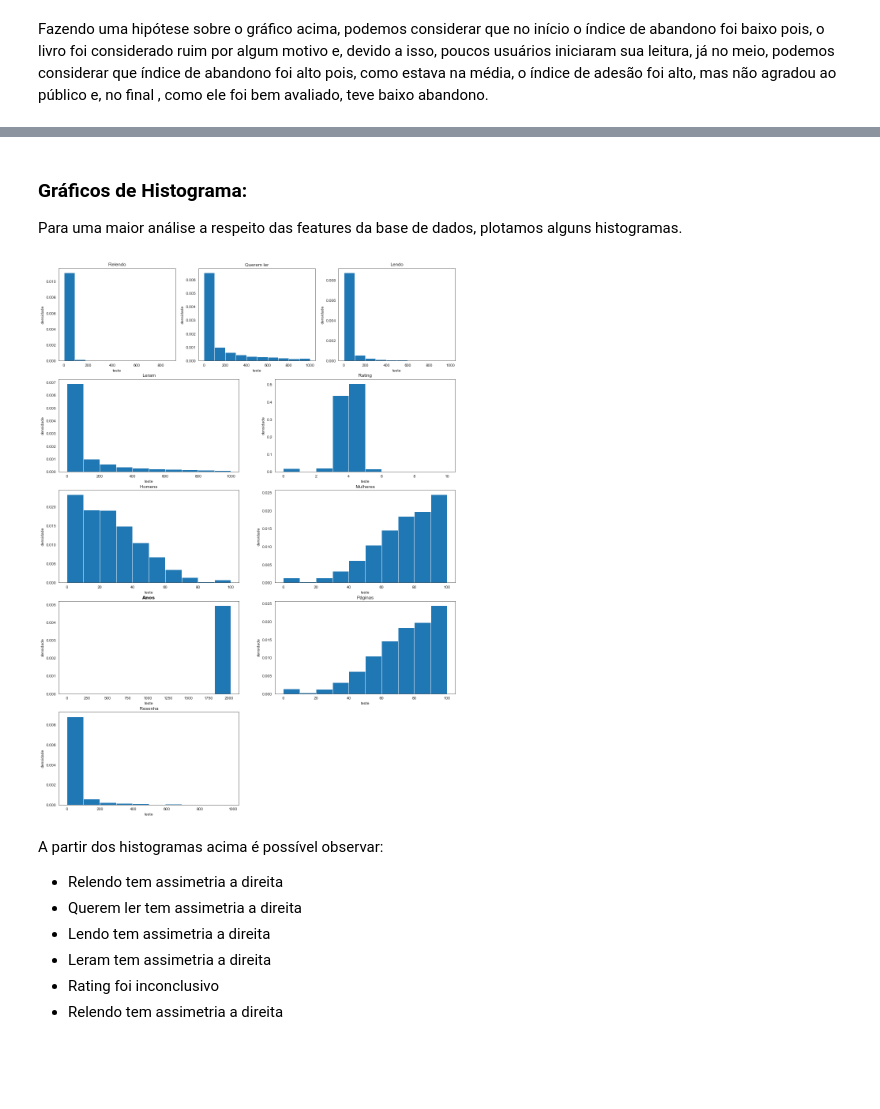
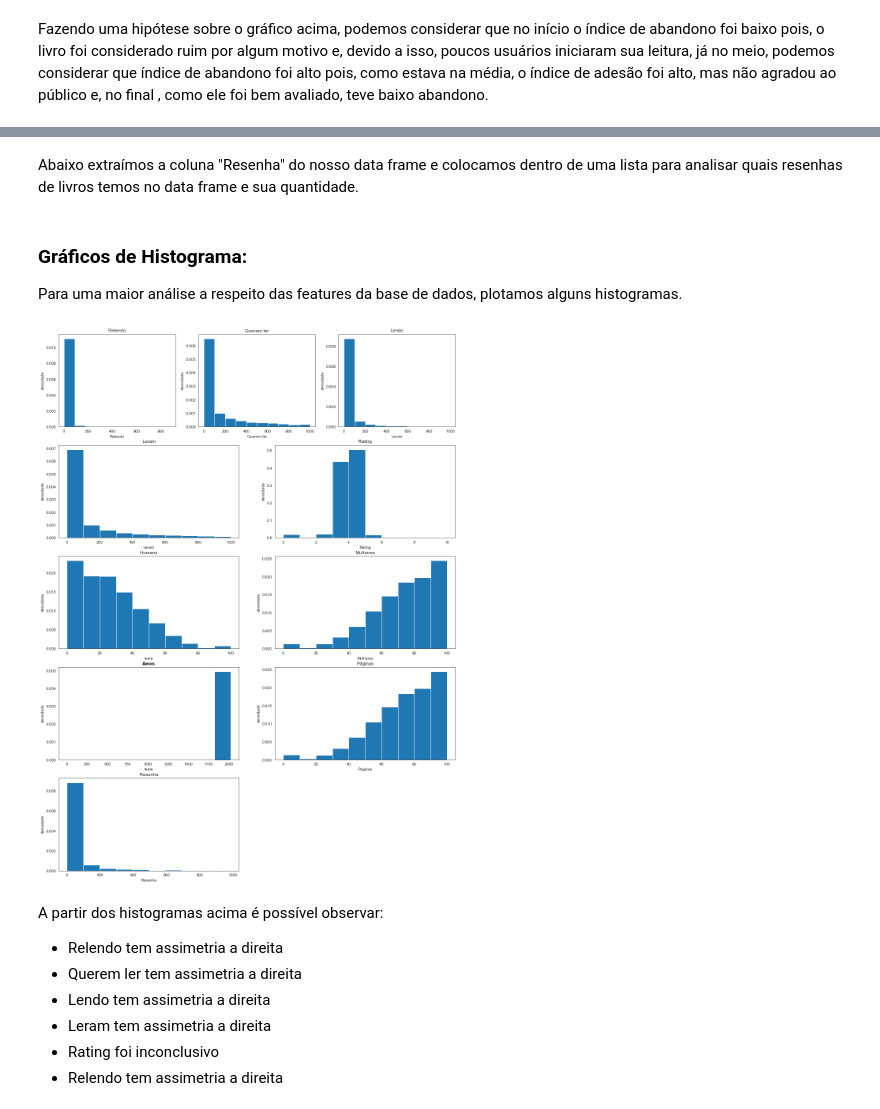
Before and after one commit to insper-classroom/22-1b-cd-p2-leandra_taina, a Jupyter notebook: Oficial (1).ipynb, the cells around one changed output, grey strips where cells are left out. Drawn from its saved outputs; the diff is of its cells as text; code cells hidden in the pictures; blank space fills up the shorter version.

```diff
--- a/Oficial (1).ipynb
+++ b/Oficial (1).ipynb
@@ -366,3 +310,8 @@ plt.show()
 [figure]
 # %% [markdown]
 Percebe-se pelo gráfico acima que as editoras com maior índice de abandonados são a BestBolso e Arqueiro. Assim, assumiremos como hipótese que elas não agradam muito o público leitor, seja pelo seu material, tradução ou escrita.
+# %%
+dados['genero_colunas']=dados.genero.apply(str.split,args="/")
+genre_mlb = mlb.fit_transform(dados['genero_colunas'])
+genre_mlb
+pd.DataFrame(mlb.fit_transform(dados['genero_colunas']),columns=mlb.classes_,index=dados.index)
@@ -417,0 +380,2 @@ A correlação entre a target abandono com a feature avaliacao é de 0.083676249
+# %% [markdown]
+Abaixo extraímos a coluna  "Resenha" do nosso data frame e colocamos dentro de uma lista para analisar quais resenhas de livros temos no data frame e sua quantidade.
@@ -424,25 +395,25 @@ plt.subplot(521)
 plt.hist(dados.avaliacao, density=True, edgecolor="white")
 plt.title('avaliações', fontweight = 400)
 plt.ylabel('densidade')
-plt.xlabel('teste')
+plt.xlabel('avaliações')
 
 plt.subplot(522)
 plt.hist(dados.abandonos, density=True, edgecolor="white")
 plt.title('abandonos', fontweight = 400)
 plt.ylabel('densidade')
-plt.xlabel('teste')
+plt.xlabel('abandonos')
 
 plt.subplot(523)
 plt.hist(dados.leram, density=True, edgecolor="white")
 plt.title('Leram', fontweight = 400)
 plt.ylabel('densidade')
-plt.xlabel('teste')
+plt.xlabel('Leram')
 
 plt.subplot(524)
 plt.hist(dados.rating, density=True, edgecolor="white")
 plt.title('Rating', fontweight = 400)
 plt.ylabel('densidade')
-plt.xlabel('teste')
+plt.xlabel('Rating')
 
 plt.subplot(525)
 plt.hist(dados.male, density=True, edgecolor="white")
@@ -454,7 +425,7 @@ plt.subplot(526)
 plt.hist(dados.female, density=True, edgecolor="white")
 plt.title('Mulheres', fontweight = 400)
 plt.ylabel('densidade')
-plt.xlabel('teste')
+plt.xlabel('Mulheres')
 
 plt.subplot(527)
 plt.hist(dados.ano, density=True, edgecolor="white")
@@ -462,39 +433,39 @@ plt.title('Anos', fontweight = 1000)
 plt.ylabel('densidade')
 plt.xlabel('teste')
 
 plt.subplot(528)
 plt.hist(dados.female, density=True, edgecolor="white")
 plt.title('Páginas', fontweight = 400)
 plt.ylabel('densidade')
-plt.xlabel('teste')
+plt.xlabel('Páginas')
 
 plt.subplot(529)
 plt.hist(dados.resenha, density=True, edgecolor="white")
 plt.title('Resenha', fontweight = 400)
 plt.ylabel('densidade')
-plt.xlabel('teste')
+plt.xlabel('Resenha')
 
 plt.subplot(531)
 plt.hist(dados.relendo, density=True, edgecolor="white")
 plt.title('Relendo', fontweight = 400)
 plt.ylabel('densidade')
-plt.xlabel('teste')
+plt.xlabel('Relendo')
 
 plt.subplot(532)
 plt.hist(dados.querem_ler, density=True, edgecolor="white")
 plt.title('Querem ler', fontweight = 400)
 plt.ylabel('densidade')
-plt.xlabel('teste')
+plt.xlabel('Querem ler')
 
 plt.subplot(533)
 plt.hist(dados.lendo, density=True, edgecolor="white")
 plt.title('Lendo', fontweight = 400)
 plt.ylabel('densidade')
-plt.xlabel('teste')
+plt.xlabel('Lendo')
 
 plt.show()
 # %% [output]
-[figure, old version]
+[figure, new version]
 # %% [markdown]
 A partir dos histogramas acima é possível observar:
 <ul> <li> Relendo tem assimetria a direita</li>
```
Also changed, not shown: parts of 29 cells of this notebook.
